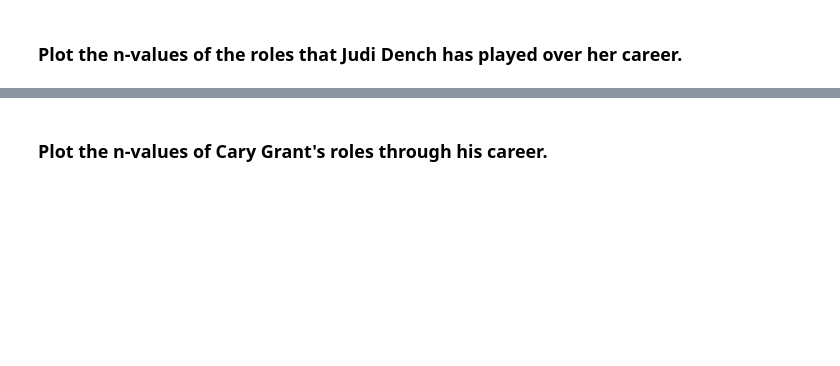
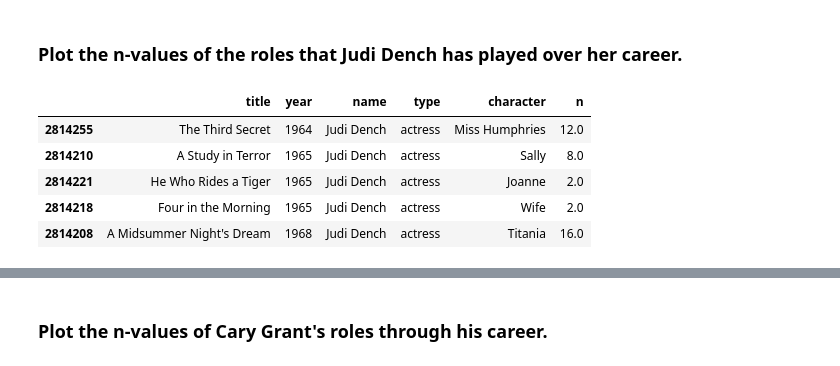
Before and after one commit to GitHubAnatta/Brandon-Rhodes-Pandas-Tutorial, a Jupyter notebook: Exercises-2.ipynb, the cells around one changed output, grey strips where cells are left out. Cells and saved outputs as stored; diff of their text form; code cells hidden in the pictures; blank space fills up the shorter version.

```diff
--- a/Exercises-2.ipynb
+++ b/Exercises-2.ipynb
@@ -252,0 +251,10 @@ cast
+# %%
+judi_dench = cast[(cast.name == 'Judi Dench') & (cast.n.notnull())].sort_values(by=['year'])
+judi_dench.head()
+# %% [output]
+|  | title | year | name | type | character | n |
+| 2814255 | The Third Secret | 1964 | Judi Dench | actress | Miss Humphries | 12.0 |
+| 2814210 | A Study in Terror | 1965 | Judi Dench | actress | Sally | 8.0 |
+| 2814221 | He Who Rides a Tiger | 1965 | Judi Dench | actress | Joanne | 2.0 |
+| 2814218 | Four in the Morning | 1965 | Judi Dench | actress | Wife | 2.0 |
+| 2814208 | A Midsummer Night's Dream | 1968 | Judi Dench | actress | Titania | 16.0 |
```
Also changed, not shown: parts of 16 cells of this notebook.
